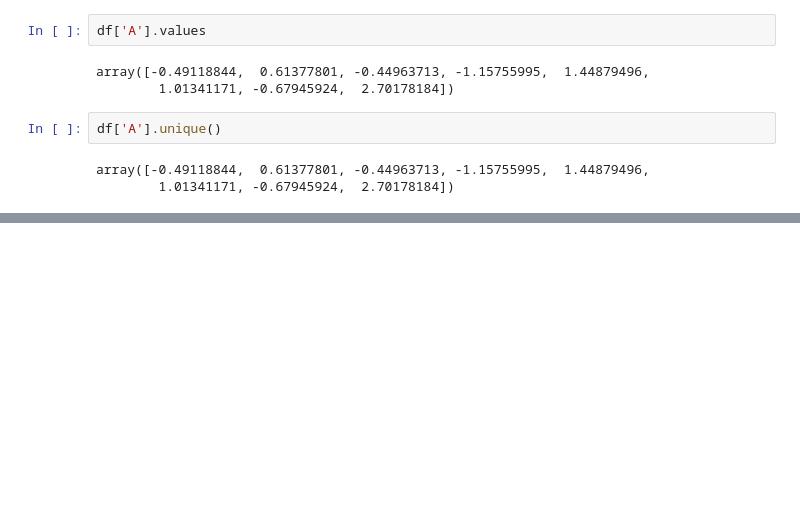
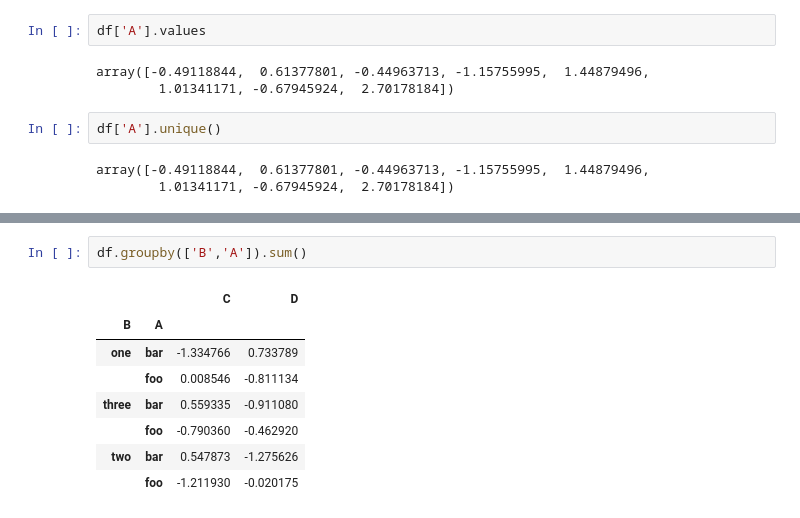
Before and after one commit to cdingding/exercises, a Jupyter notebook: 0Pandas_skills.ipynb, the cells around one changed output, grey strips where cells are left out. Drawn from its saved outputs; the diff is of its cells as text; blank space fills up the shorter version.

```diff
--- a/0Pandas_skills.ipynb
+++ b/0Pandas_skills.ipynb
@@ -1357,0 +1407,11 @@ array([-0.49118844,  0.61377801, -0.44963713, -1.15755995,  1.44879496,
+# %%
+df.groupby(['B','A']).sum()
+# %% [output]
+|  |  | C | D |
+| B | A |  |  |
+| one | bar | -1.334766 | 0.733789 |
+|  | foo | 0.008546 | -0.811134 |
+| three | bar | 0.559335 | -0.911080 |
+|  | foo | -0.790360 | -0.462920 |
+| two | bar | 0.547873 | -1.275626 |
+|  | foo | -1.211930 | -0.020175 |
```
Also changed, not shown: parts of 8 cells of this notebook.
